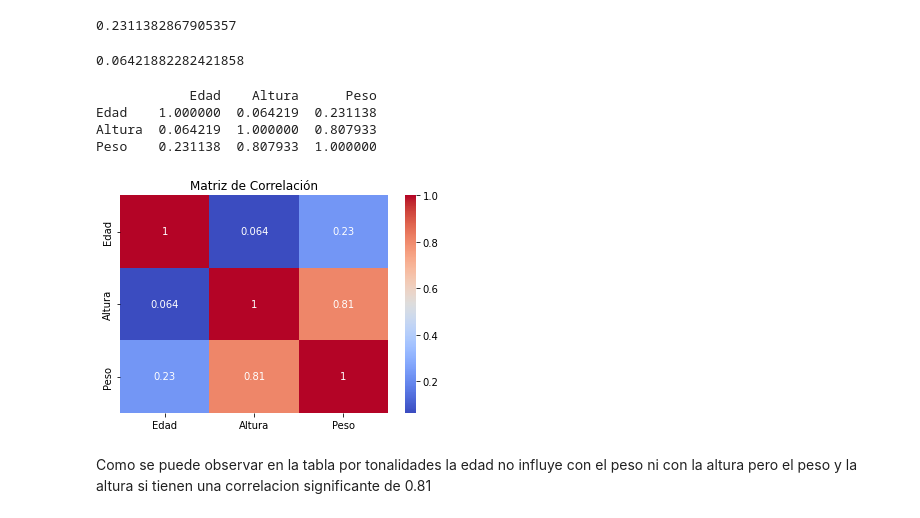
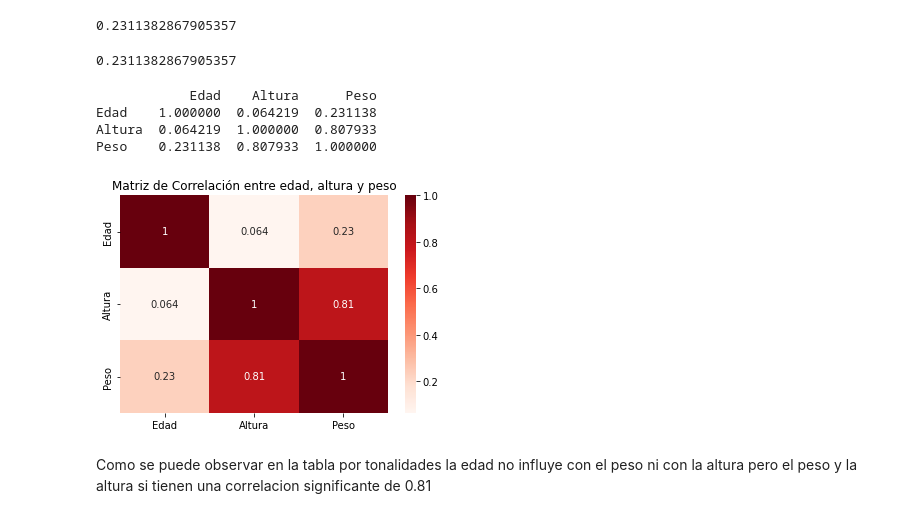
Before and after one commit to paolaportilloj/Visualizaci-n-de-datos-para-la-toma-de-decisiones, a Jupyter notebook: Copia_de_Avancespb.ipynb, the cells around one changed output. Cells and saved outputs as stored; diff of their text form; code cells hidden in the pictures.

```diff
--- a/Copia_de_Avancespb.ipynb
+++ b/Copia_de_Avancespb.ipynb
@@ -191,10 +191,10 @@ print(correlation)
 # %% [output]
 0.2311382867905357
 # %%
-correlation = df['Altura'].corr(df['Edad'])
+correlacion = df['Altura'].corr(df['Edad'])
 print(correlation)
 # %% [output]
-0.06421882282421858
+0.2311382867905357
 # %%
 corr_matrix = df.corr()
 print(corr_matrix)
@@ -204,11 +204,11 @@ Edad    1.000000  0.064219  0.231138
 Altura  0.064219  1.000000  0.807933
 Peso    0.231138  0.807933  1.000000
 # %%
-sns.heatmap(corr_matrix, annot=True, cmap='coolwarm')
-plt.title('Matriz de Correlación')
+sns.heatmap(corr_matrix, annot=True, cmap='Reds')
+plt.title('Matriz de Correlación entre edad, altura y peso')
 plt.show()
 # %% [output]
-[figure, old version]
+[figure, new version]
 # %% [markdown]
 Como se puede observar en la tabla por tonalidades la edad no influye con el peso ni con la altura pero el peso y la altura si tienen una correlacion significante de 0.81
 # %% [markdown]
```
Also changed, not shown: parts of 10 cells of this notebook.
